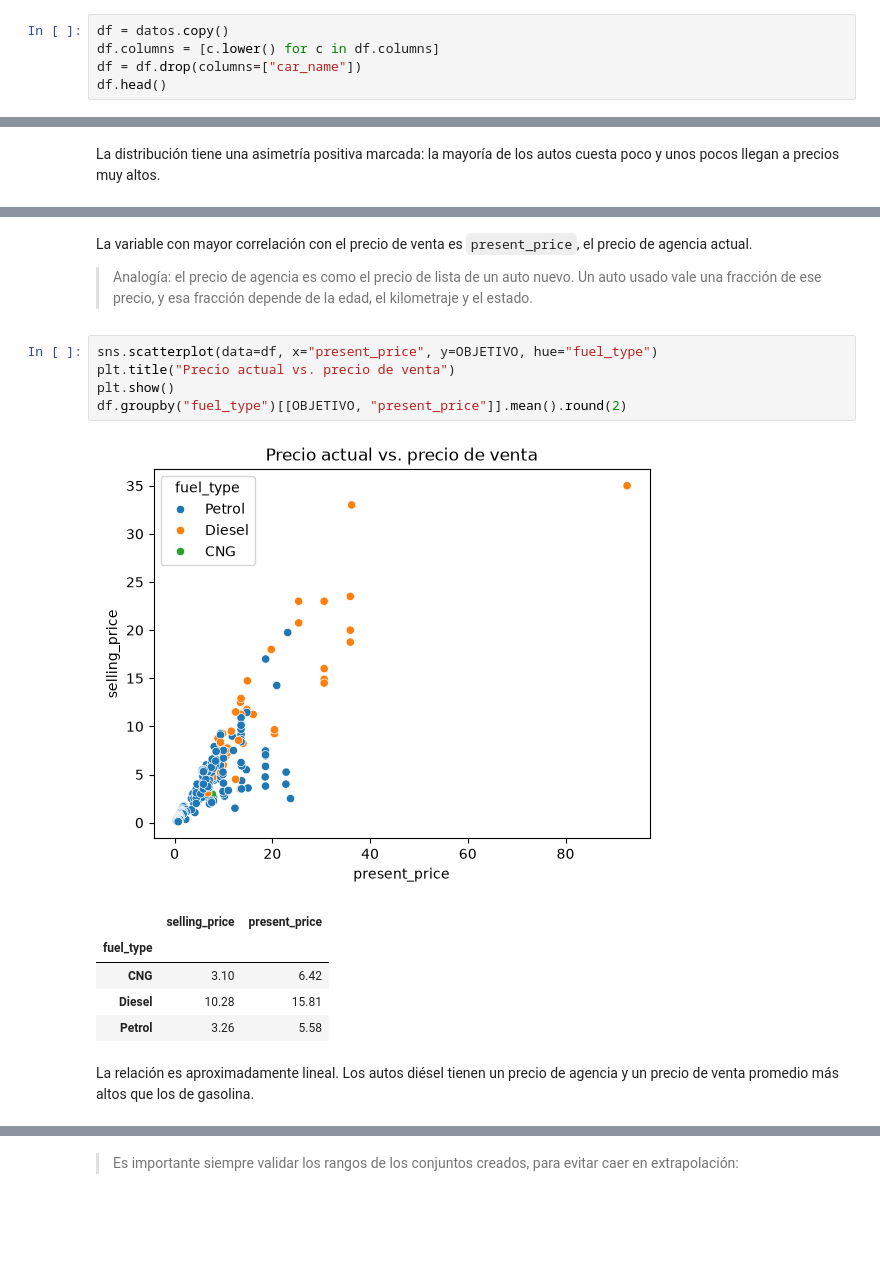
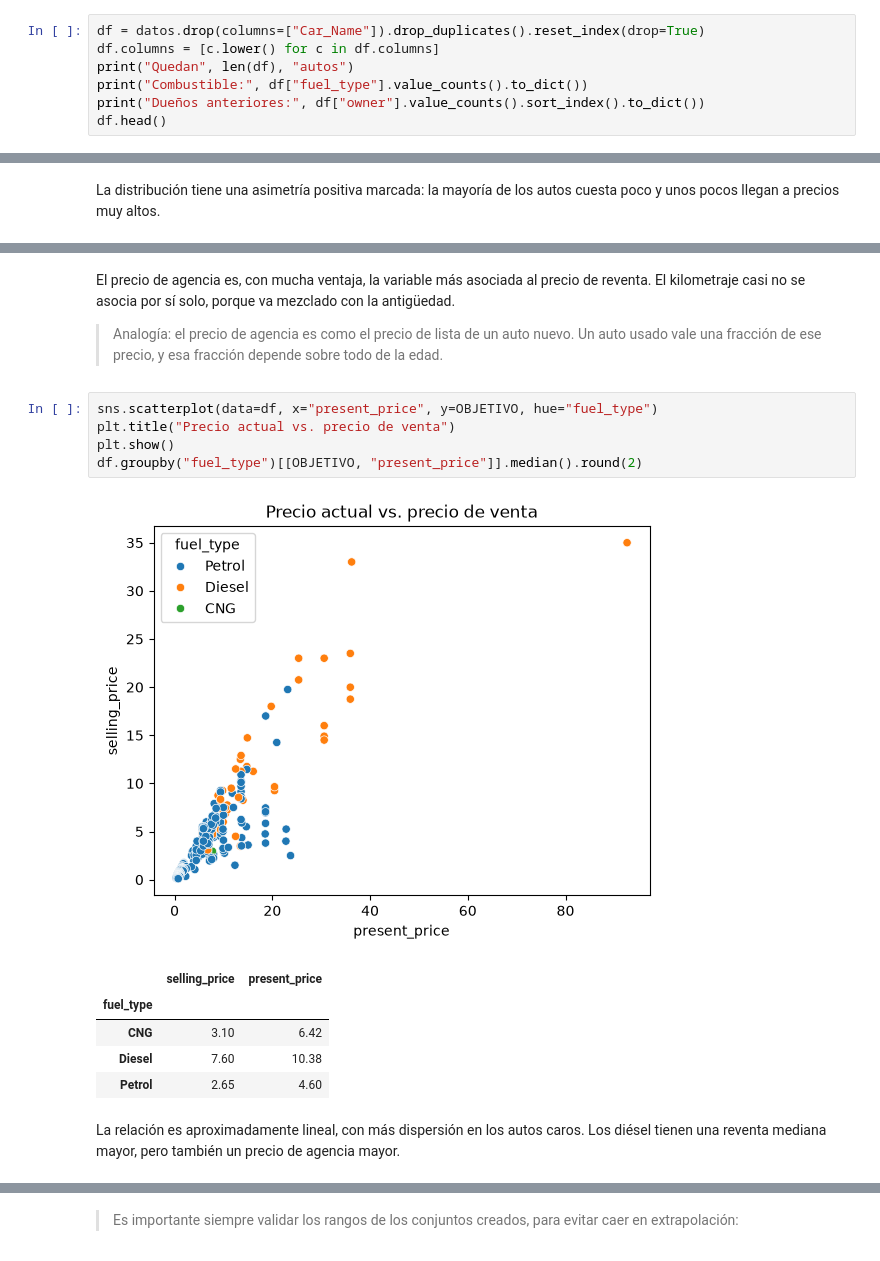
Before and after one commit to KennyRoDi/jarvis-tec, a Jupyter notebook: backend/features/modelo_02_autos/notebook.ipynb, the cells around one changed output, grey strips where cells are left out. Cells and saved outputs as stored; diff of their text form; blank space fills up the shorter version.

```diff
--- a/backend/features/modelo_02_autos/notebook.ipynb
+++ b/backend/features/modelo_02_autos/notebook.ipynb
@@ -162,6 +149,8 @@ Nombres de auto distintos: 98 en 301 filas
 # %%
-df = datos.copy()
+df = datos.drop(columns=["Car_Name"]).drop_duplicates().reset_index(drop=True)
 df.columns = [c.lower() for c in df.columns]
-df = df.drop(columns=["car_name"])
+print("Quedan", len(df), "autos")
+print("Combustible:", df["fuel_type"].value_counts().to_dict())
+print("Dueños anteriores:", df["owner"].value_counts().sort_index().to_dict())
 df.head()
 # %% [output]
@@ -200,18 +210,18 @@ plt.show()
 # %% [markdown]
-La variable con mayor correlación con el precio de venta es `present_price`, el precio de agencia actual.
+El precio de agencia es, con mucha ventaja, la variable más asociada al precio de reventa. El kilometraje casi no se asocia por sí solo, porque va mezclado con la antigüedad.
 
-> Analogía: el precio de agencia es como el precio de lista de un auto nuevo. Un auto usado vale una fracción de ese precio, y esa fracción depende de la edad, el kilometraje y el estado.
+> Analogía: el precio de agencia es como el precio de lista de un auto nuevo. Un auto usado vale una fracción de ese precio, y esa fracción depende sobre todo de la edad.
 # %%
 sns.scatterplot(data=df, x="present_price", y=OBJETIVO, hue="fuel_type")
 plt.title("Precio actual vs. precio de venta")
 plt.show()
-df.groupby("fuel_type")[[OBJETIVO, "present_price"]].mean().round(2)
+df.groupby("fuel_type")[[OBJETIVO, "present_price"]].median().round(2)
 # %% [output]
 [figure]
 |  | selling_price | present_price |
 | fuel_type |  |  |
 | CNG | 3.10 | 6.42 |
-| Diesel | 10.28 | 15.81 |
-| Petrol | 3.26 | 5.58 |
+| Diesel | 7.60 | 10.38 |
+| Petrol | 2.65 | 4.60 |
 # %% [markdown]
-La relación es aproximadamente lineal. Los autos diésel tienen un precio de agencia y un precio de venta promedio más altos que los de gasolina.
+La relación es aproximadamente lineal, con más dispersión en los autos caros. Los diésel tienen una reventa mediana mayor, pero también un precio de agencia mayor.
```
Also changed, not shown: parts of 40 cells of this notebook, 4 other files.
